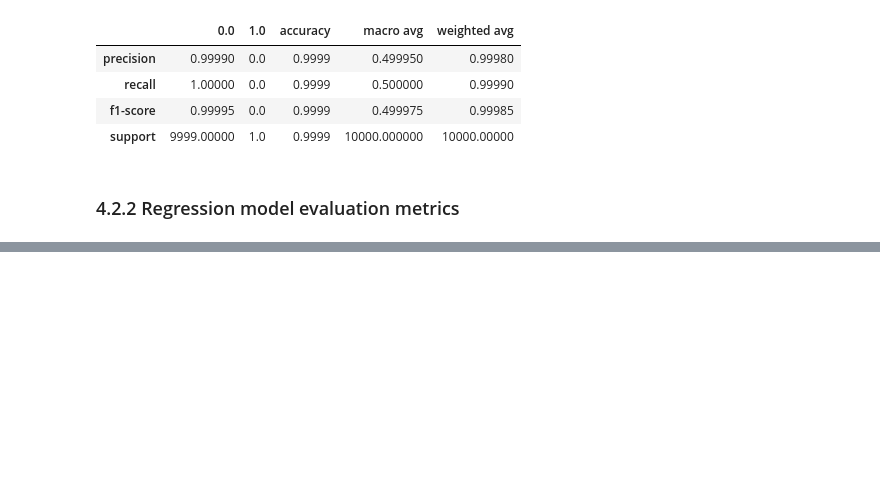
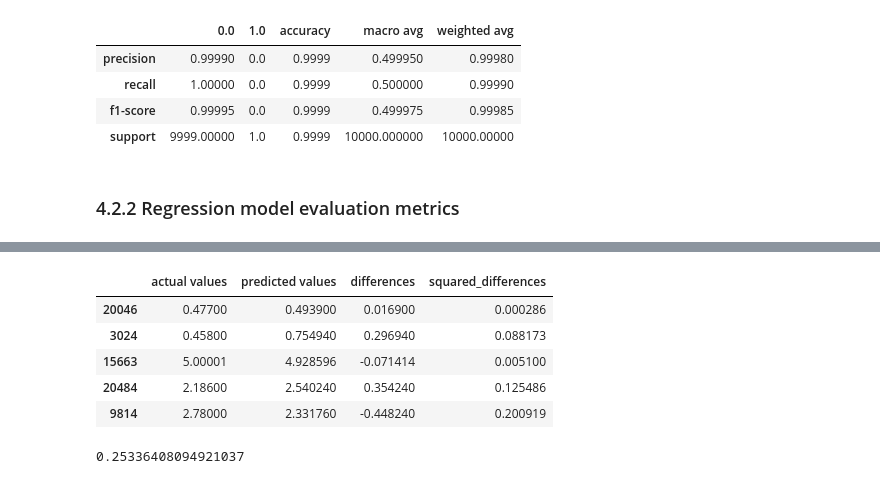
Before and after one commit to buumu8/ds, a Jupyter notebook: sample_project/sklearn_sample.ipynb, the cells around one changed output, grey strips where cells are left out. Cells and saved outputs as stored; diff of their text form; code cells hidden in the pictures; blank space fills up the shorter version.

```diff
--- a/sample_project/sklearn_sample.ipynb
+++ b/sample_project/sklearn_sample.ipynb
@@ -1326,0 +1436,16 @@ pd.DataFrame(classification_report(disease_true, disease_preds, output_dict=True
+# %%
+df["squared_differences"] = np.square(df["differences"])
+df.head()
+# %% [output]
+|  | actual values | predicted values | differences | squared_differences |
+| 20046 | 0.47700 | 0.493900 | 0.016900 | 0.000286 |
+| 3024 | 0.45800 | 0.754940 | 0.296940 | 0.088173 |
+| 15663 | 5.00001 | 4.928596 | -0.071414 | 0.005100 |
+| 20484 | 2.18600 | 2.540240 | 0.354240 | 0.125486 |
+| 9814 | 2.78000 | 2.331760 | -0.448240 | 0.200919 |
+# %%
+# Calculate MSE by hand
+squared = np.square(df["differences"])
+squared.mean()
+# %% [output]
+0.25336408094921037
```
Also changed, not shown: parts of 21 cells of this notebook.
